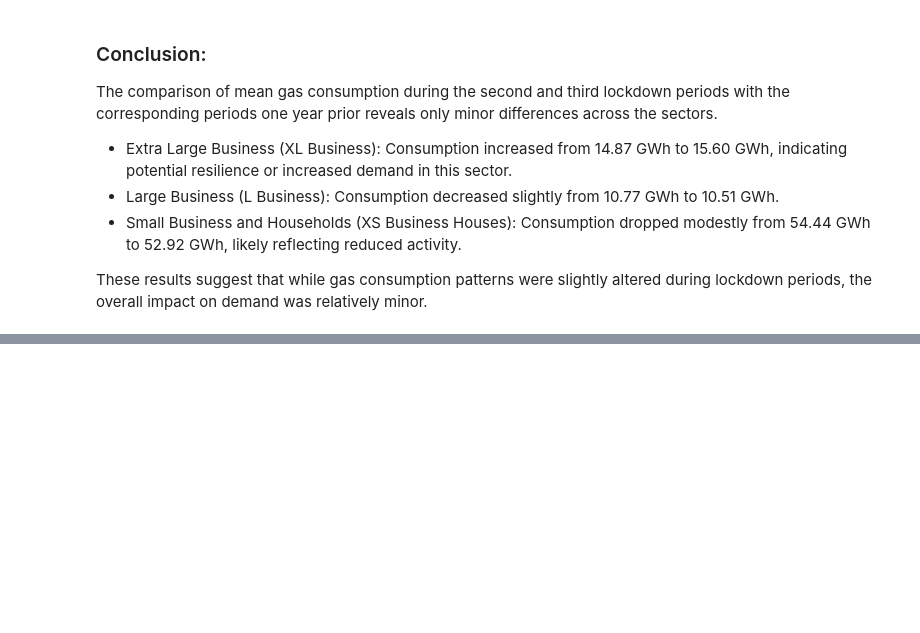
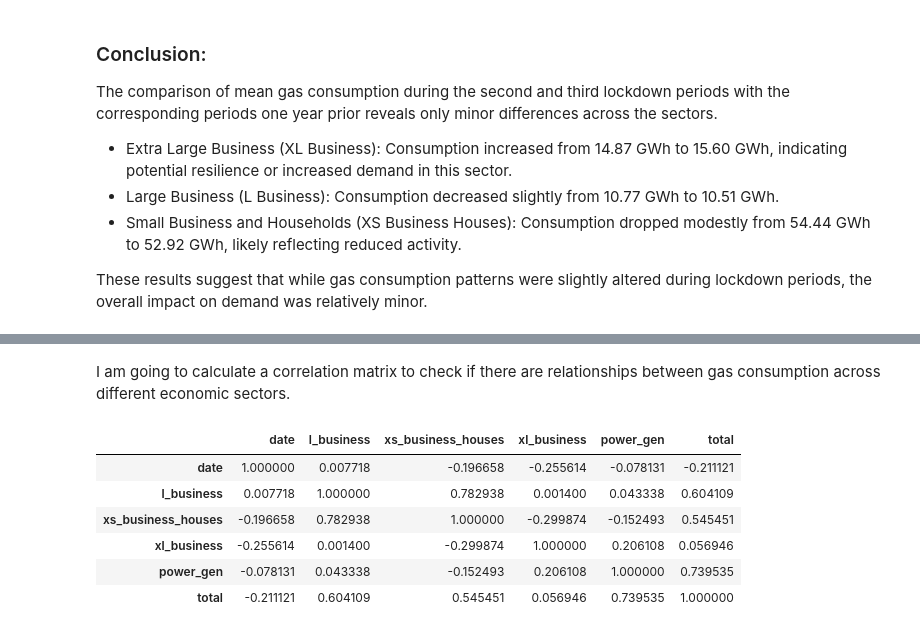
Before and after one commit to Kate-217/pogramming_for_data_analytics, a Jupyter notebook: project/project_2.ipynb, the cells around one changed output, grey strips where cells are left out. Saved outputs shown, nothing was run; the diff lists cells and outputs as text; code cells hidden in the pictures; blank space fills up the shorter version.

```diff
--- a/project/project_2.ipynb
+++ b/project/project_2.ipynb
@@ -192,0 +213,13 @@ These results suggest that while gas consumption patterns were slightly altered
+# %% [markdown]
+I am going to calculate a correlation matrix to check if there are relationships between gas consumption across different economic sectors.
+# %%
+correlation_matrix = data.corr()
+correlation_matrix
+# %% [output]
+|  | date | l_business | xs_business_houses | xl_business | power_gen | total |
+| date | 1.000000 | 0.007718 | -0.196658 | -0.255614 | -0.078131 | -0.211121 |
+| l_business | 0.007718 | 1.000000 | 0.782938 | 0.001400 | 0.043338 | 0.604109 |
+| xs_business_houses | -0.196658 | 0.782938 | 1.000000 | -0.299874 | -0.152493 | 0.545451 |
+| xl_business | -0.255614 | 0.001400 | -0.299874 | 1.000000 | 0.206108 | 0.056946 |
+| power_gen | -0.078131 | 0.043338 | -0.152493 | 0.206108 | 1.000000 | 0.739535 |
+| total | -0.211121 | 0.604109 | 0.545451 | 0.056946 | 0.739535 | 1.000000 |
```
Also changed, not shown: parts of 11 cells of this notebook.
